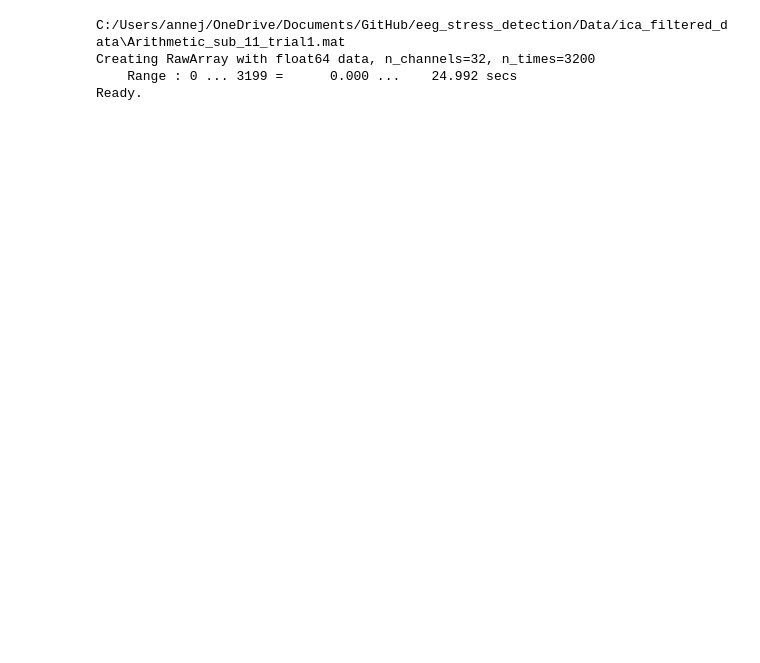
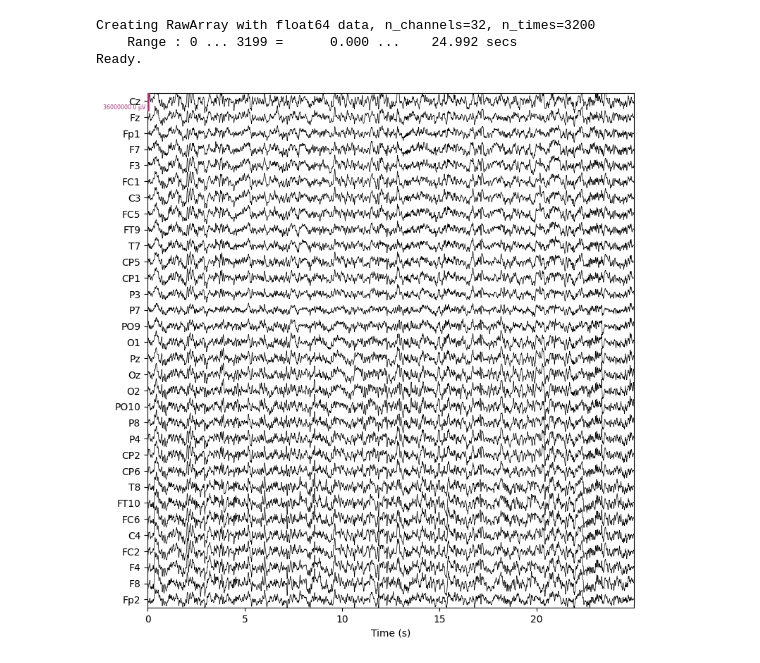
Before and after one commit to annejooyun/eeg_stress_detection, a Jupyter notebook: ICA round 2.ipynb, the cells around one changed output. Cells and saved outputs as stored; diff of their text form; code cells hidden in the pictures; blank space fills up the shorter version.

```diff
--- a/ICA round 2.ipynb
+++ b/ICA round 2.ipynb
@@ -113,14 +114,15 @@ class Recording:
                     fig = data.plot(duration = 25, title=f'{title}', n_channels=self.n_channels, scalings=18, show_scrollbars=False)
                     fig.savefig(f'{self.root}/Figures/{title}.png')
 # %%
-test = Recording(data_type = 'Arithmetic', sub_nr = 11, trial_nr = 1)
+test = Recording(data_type = 'Arithmetic', sub_nr = 13, trial_nr = 3)
 # %% [output]
-C:/Users/annej/OneDrive/Documents/GitHub/eeg_stress_detection/Data/ica_filtered_data\Arithmetic_sub_11_trial1.mat
 Creating RawArray with float64 data, n_channels=32, n_times=3200
     Range : 0 ... 3199 =      0.000 ...    24.992 secs
 Ready.
 # %%
-#test.plot('raw')
+test.plot('raw')
+# %% [output]
+[figure, added]
 # %%
 test.init_ICA()
 test.plot_sources()
```
Also changed, not shown: parts of 5 cells of this notebook, 5 other files.
